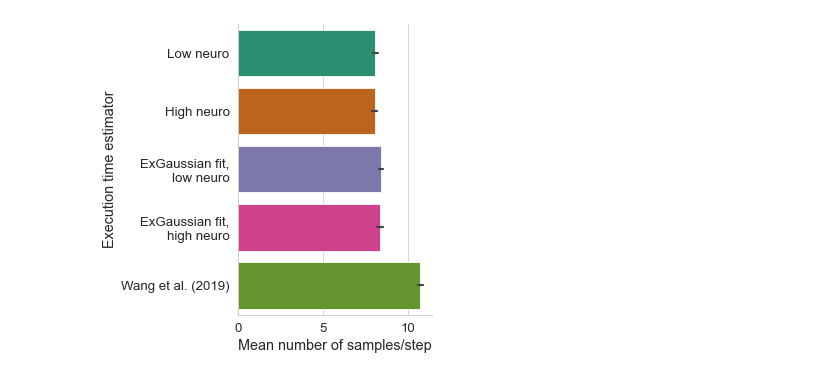
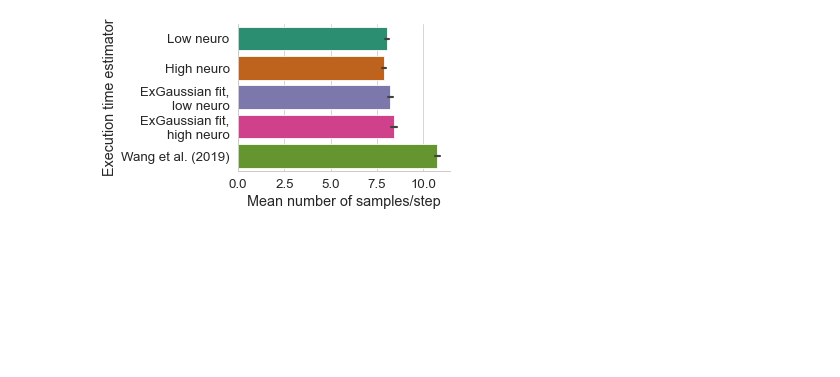
Before and after one commit to vnmo/EdgeDroid2, a Jupyter notebook: analysis/junjues_sampling.ipynb, the cells around one changed output. Saved outputs shown, nothing was run; the diff lists cells and outputs as text; code cells hidden in the pictures; blank space fills up the shorter version.

Commit message:
tweak plots

```diff
--- a/analysis/junjues_sampling.ipynb
+++ b/analysis/junjues_sampling.ipynb
@@ -169,14 +169,16 @@ samples_per_rep
 # %%
 fg = sns.catplot(
     kind="bar",
     data=samples_per_rep,
     x="samples",
     y="estimator",
+    aspect=1.75,
+    height=3,
 )
 fg.set_axis_labels("Mean number of samples/step", "Execution time estimator")
 plt.show()
 # %% [output]
-[figure, old version]
+[figure, new version]
 # %%
 import pingouin as pg
 
```
Also changed, not shown: parts of 4 cells of this notebook.
